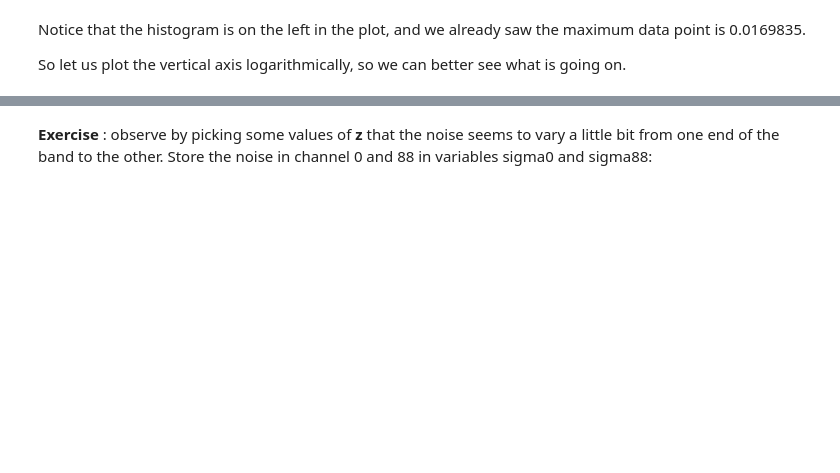
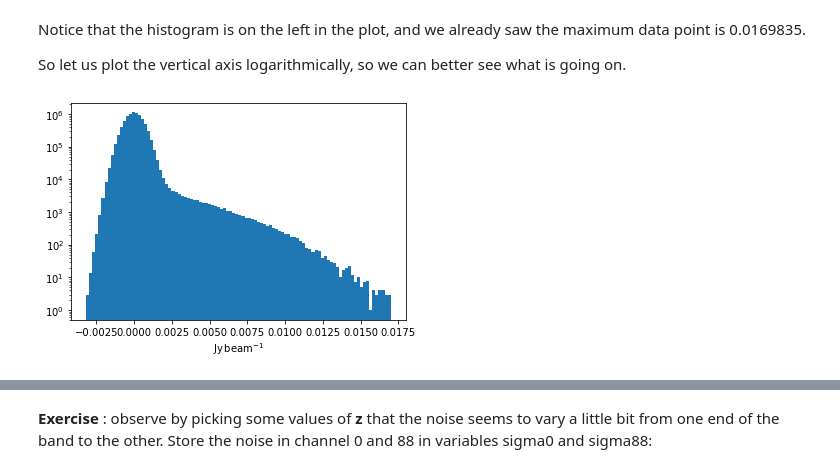
Before and after one commit to teuben/Data_with_Code, a Jupyter notebook: NGC6503/n6503-case2.ipynb, the cells around one changed output, grey strips where cells are left out. Cells and saved outputs as stored; diff of their text form; code cells hidden in the pictures; blank space fills up the shorter version.

```diff
--- a/NGC6503/n6503-case2.ipynb
+++ b/NGC6503/n6503-case2.ipynb
@@ -81,5 +100,8 @@ So let us plot the vertical axis logarithmically, so we can better see what is g
 # %%
-(n,b,p) = plt.hist(d1,bins=100,log=True)
+with quantity_support():
+    (n,b,p) = plt.hist(d1,bins=100,log=True)
+# %% [output]
+[figure, added]
 # %%
 # pick a slice and make a histogram and print the mean and standard deviation of the signal in that slice
 z=0
```
Also changed, not shown: parts of 42 cells of this notebook.
